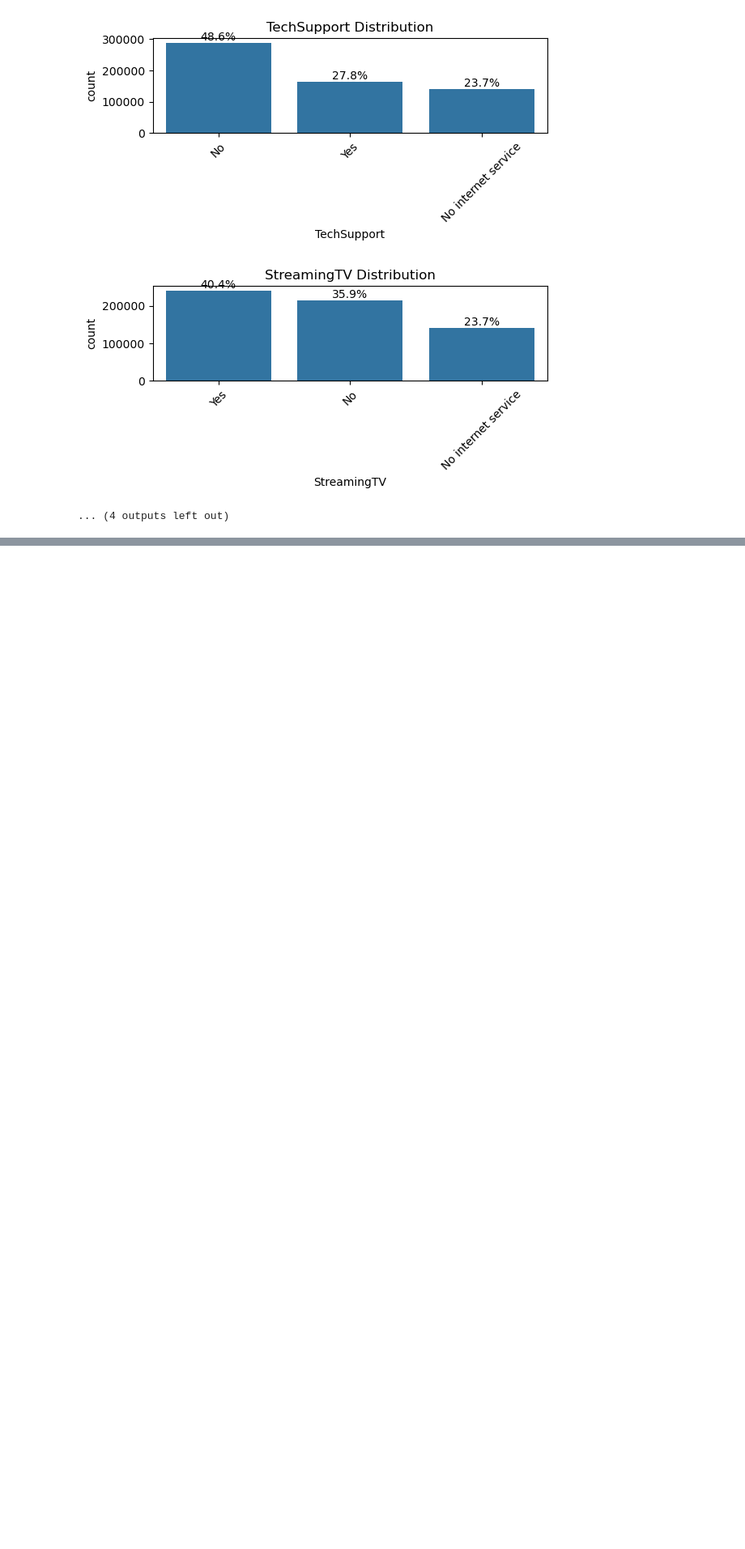
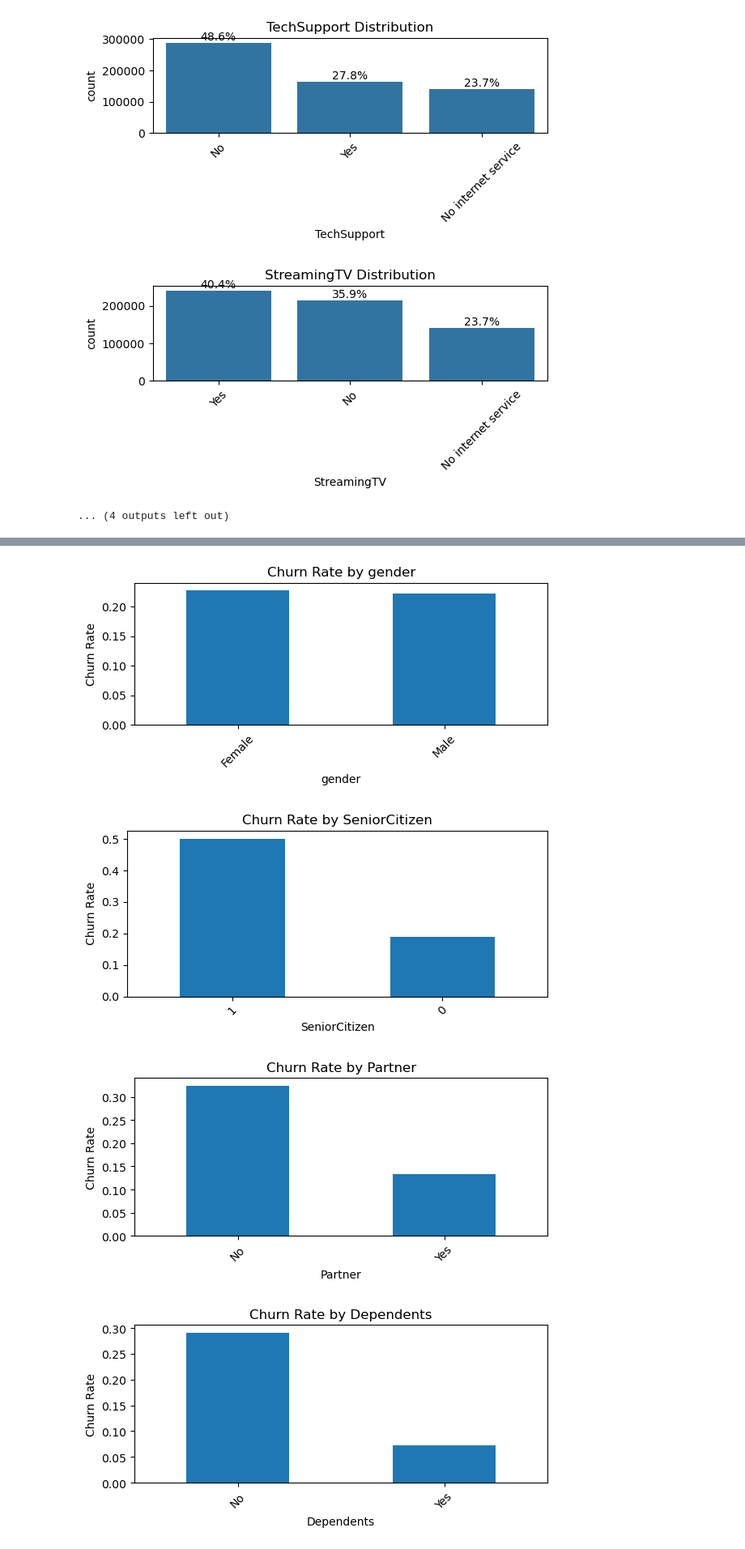
Before and after one commit to ManyYou/Predict-Customer-Churn-Kaggle-Competition, a Jupyter notebook: Data_Exploration.ipynb, the cells around one changed output, grey strips where cells are left out. Shown at 81% size. Drawn from its saved outputs; the diff is of its cells as text; code cells hidden in the pictures; blank space fills up the shorter version.

```diff
--- a/Data_Exploration.ipynb
+++ b/Data_Exploration.ipynb
@@ -130,6 +123,9 @@ num_cols = ['MonthlyCharges', 'TotalCharges', 'tenure']
 # Columns excluding numerical columns
 cols = [col for col in df_train.columns if col not in num_cols]
 
+# Dropping primary key 'id'
+cols.remove('id')
+
 for col in cols:
     print(f"\nColumn: {col}")
     print(df_train[col].unique())
@@ -198,7 +202,7 @@ df_test.describe()
 # %%
 plt.figure(figsize=(15, 10))
 
-for i, col in enumerate(num_cols[:12], 1):  # limit to avoid clutter
+for i, col in enumerate(num_cols, 1):  # limit to avoid clutter
     plt.subplot(3, 4, i)
     sns.boxplot(x=df_train[col])
     plt.title(col)
@@ -287,0 +316,20 @@ for col in num_cols:
+# %%
+df_temp = df_train.copy()
+df_temp[target_col] = df_temp[target_col].map({'Yes': 1, 'No': 0})
+
+for col in cat_cols:
+    churn_rate = df_temp.groupby(col)[target_col].mean().sort_values(ascending=False)
+
+    plt.figure(figsize=(6, 3))
+    churn_rate.plot(kind='bar')
+
+    plt.title(f"Churn Rate by {col}")
+    plt.ylabel("Churn Rate")
+    plt.xticks(rotation=45)
+    plt.tight_layout()
+    plt.show()
+# %% [output]
+[figure, added]
+[figure, added]
+[figure, added]
+[figure, added]
```
Also changed, not shown: parts of 48 cells of this notebook, 5 other files.
